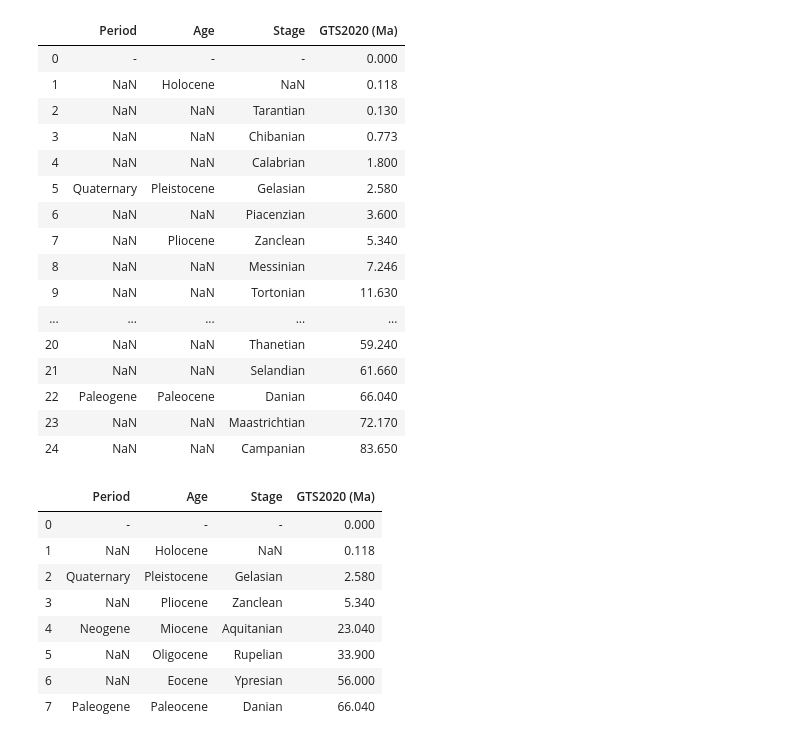
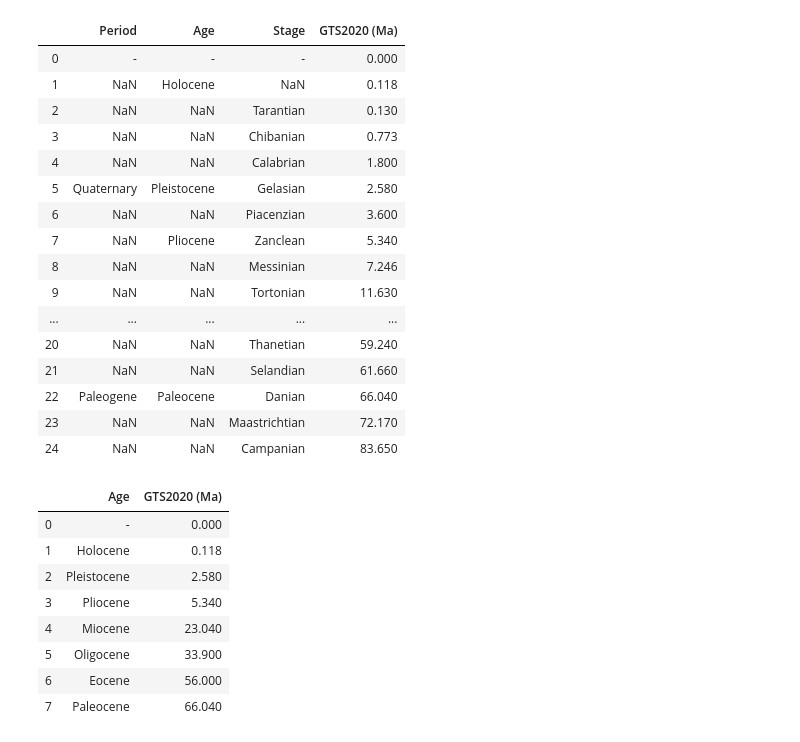
Before and after one commit to miguel-garces/Geol-Time-Scale, a Jupyter notebook: GPTS.ipynb, the cells around one changed output. Drawn from its saved outputs; the diff is of its cells as text; code cells hidden in the pictures.

```diff
--- a/GPTS.ipynb
+++ b/GPTS.ipynb
@@ -29,38 +47,36 @@ datafile
 file = "gpts1995-2020.xlsx"
 xls = pd.ExcelFile(file)
 chronostrat = xls.parse(1) #first sheet (0) of the excel file parsed to variable
+chronostrat
+# %% [output]
+|  | Period | Age | Stage | GTS2020 (Ma) |
+| 0 | - | - | - | 0.000 |
+| 1 | NaN | Holocene | NaN | 0.118 |
+| 2 | NaN | NaN | Tarantian | 0.130 |
+| 3 | NaN | NaN | Chibanian | 0.773 |
+| 4 | NaN | NaN | Calabrian | 1.800 |
+| 5 | Quaternary | Pleistocene | Gelasian | 2.580 |
+| 6 | NaN | NaN | Piacenzian | 3.600 |
+| 7 | NaN | Pliocene | Zanclean | 5.340 |
+| 8 | NaN | NaN | Messinian | 7.246 |
+| 9 | NaN | NaN | Tortonian | 11.630 |
+| ... | ... | ... | ... | ... |
+| 20 | NaN | NaN | Thanetian | 59.240 |
+| 21 | NaN | NaN | Selandian | 61.660 |
+| 22 | Paleogene | Paleocene | Danian | 66.040 |
+| 23 | NaN | NaN | Maastrichtian | 72.170 |
+| 24 | NaN | NaN | Campanian | 83.650 |
-# %%
-chronostrat
-# %% [output]
-|  | Period | Age | Stage | GTS2020 (Ma) |
-| 0 | - | - | - | 0.000 |
-| 1 | NaN | Holocene | NaN | 0.118 |
-| 2 | NaN | NaN | Tarantian | 0.130 |
-| 3 | NaN | NaN | Chibanian | 0.773 |
-| 4 | NaN | NaN | Calabrian | 1.800 |
-| 5 | Quaternary | Pleistocene | Gelasian | 2.580 |
-| 6 | NaN | NaN | Piacenzian | 3.600 |
-| 7 | NaN | Pliocene | Zanclean | 5.340 |
-| 8 | NaN | NaN | Messinian | 7.246 |
-| 9 | NaN | NaN | Tortonian | 11.630 |
-| ... | ... | ... | ... | ... |
-| 20 | NaN | NaN | Thanetian | 59.240 |
-| 21 | NaN | NaN | Selandian | 61.660 |
-| 22 | Paleogene | Paleocene | Danian | 66.040 |
-| 23 | NaN | NaN | Maastrichtian | 72.170 |
-| 24 | NaN | NaN | Campanian | 83.650 |
 # %%
 chrono_age = chronostrat.dropna(subset=['Age'])
 chrono_age = chrono_age.reset_index(drop = True)
+chrono_age[['Age','GTS2020 (Ma)']]
+# %% [output]
+|  | Age | GTS2020 (Ma) |
+| 0 | - | 0.000 |
+| 1 | Holocene | 0.118 |
+| 2 | Pleistocene | 2.580 |
+| 3 | Pliocene | 5.340 |
+| 4 | Miocene | 23.040 |
+| 5 | Oligocene | 33.900 |
+| 6 | Eocene | 56.000 |
+| 7 | Paleocene | 66.040 |
-# %%
-chrono_age
-# %% [output]
-|  | Period | Age | Stage | GTS2020 (Ma) |
-| 0 | - | - | - | 0.000 |
-| 1 | NaN | Holocene | NaN | 0.118 |
-| 2 | Quaternary | Pleistocene | Gelasian | 2.580 |
-| 3 | NaN | Pliocene | Zanclean | 5.340 |
-| 4 | Neogene | Miocene | Aquitanian | 23.040 |
-| 5 | NaN | Oligocene | Rupelian | 33.900 |
-| 6 | NaN | Eocene | Ypresian | 56.000 |
-| 7 | Paleogene | Paleocene | Danian | 66.040 |
```
Also changed, not shown: parts of 11 cells of this notebook, 2 other files.
